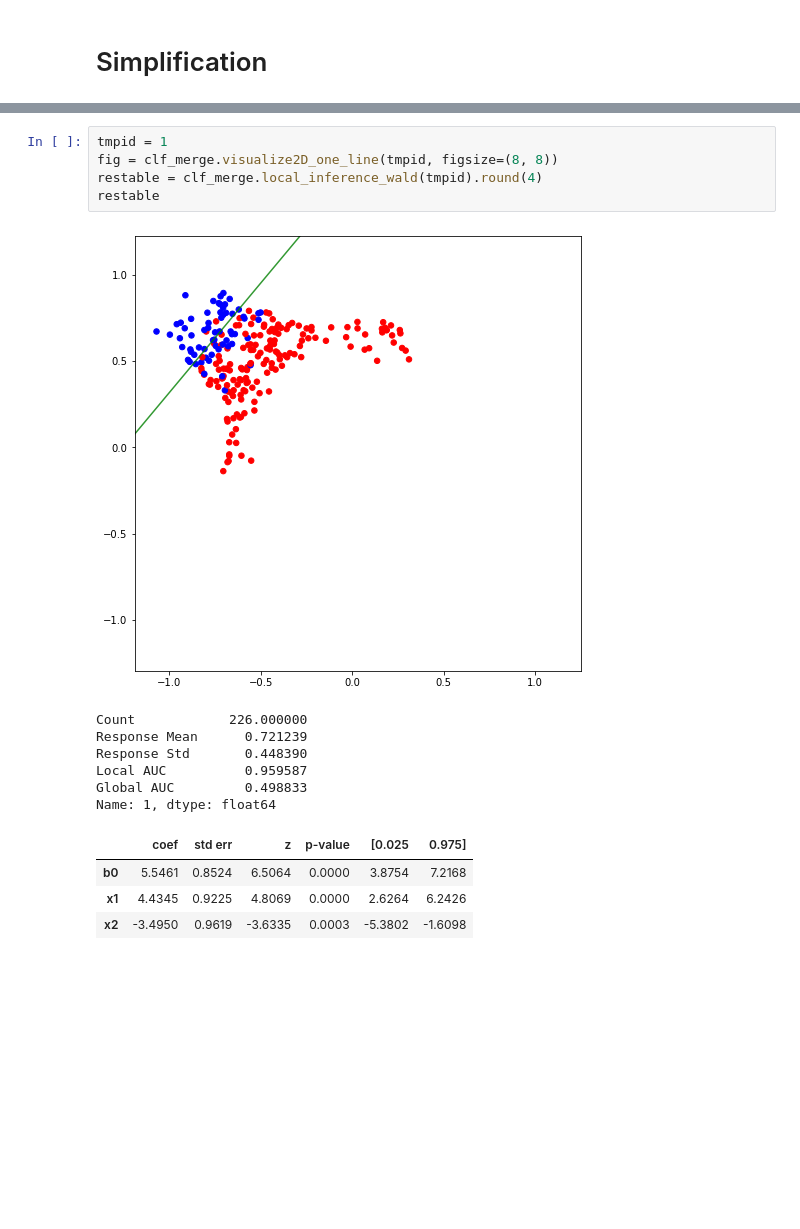
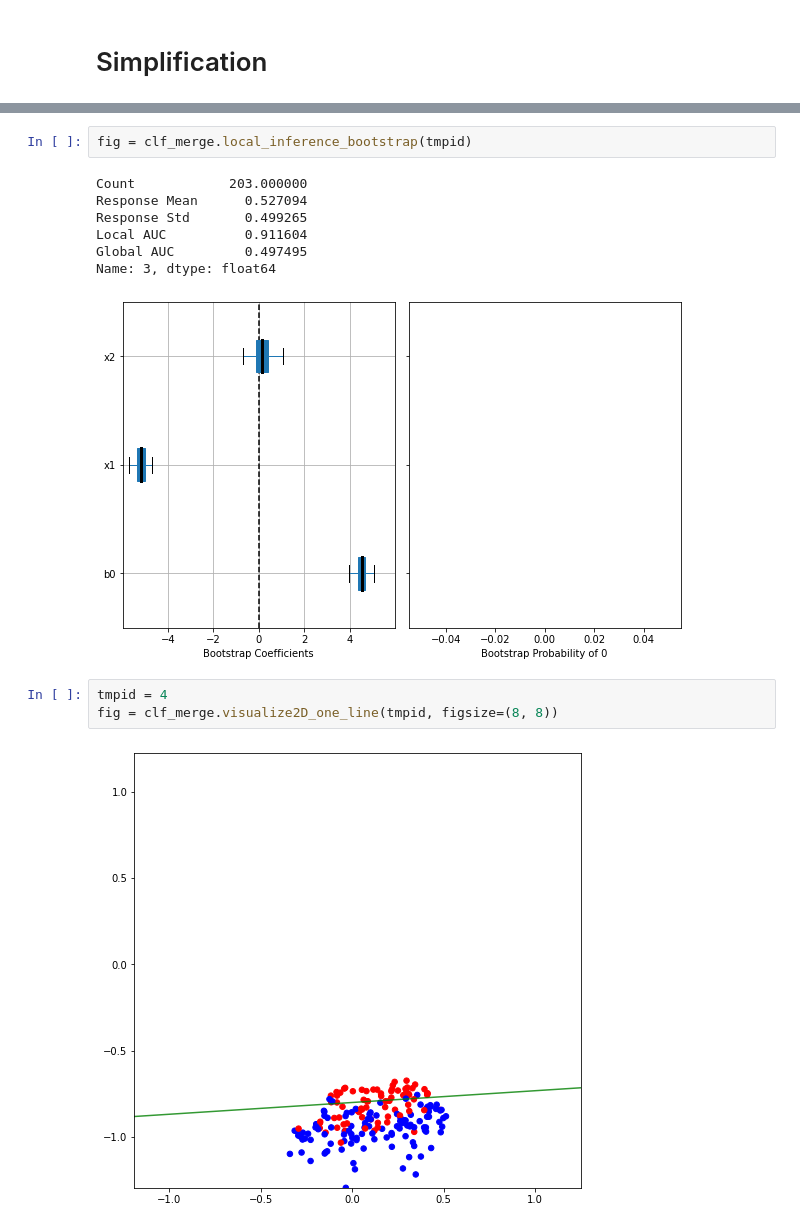
Before and after one commit to SelfExplainML/Aletheia, a Jupyter notebook: examples/CoCircles.ipynb, the cells around one changed output, grey strips where cells are left out. Drawn from its saved outputs; the diff is of its cells as text; blank space fills up the shorter version.

```diff
--- a/examples/CoCircles.ipynb
+++ b/examples/CoCircles.ipynb
@@ -208,18 +229,16 @@ Name: 0, dtype: float64
+# %%
+fig = clf_merge.local_inference_bootstrap(tmpid)
+# %% [output]
+Count            203.000000
+Response Mean      0.527094
+Response Std       0.499265
+Local AUC          0.911604
+Global AUC         0.497495
+Name: 3, dtype: float64
+[figure, added]
 # %%
-tmpid = 1
+tmpid = 4
 fig = clf_merge.visualize2D_one_line(tmpid, figsize=(8, 8))
-restable = clf_merge.local_inference_wald(tmpid).round(4)
-restable
 # %% [output]
-[figure, old version]
+[figure, new version]
-Count            226.000000
-Response Mean      0.721239
-Response Std       0.448390
-Local AUC          0.959587
-Global AUC         0.498833
-Name: 1, dtype: float64
-|  | coef | std err | z | p-value | [0.025 | 0.975] |
-| b0 | 5.5461 | 0.8524 | 6.5064 | 0.0000 | 3.8754 | 7.2168 |
-| x1 | 4.4345 | 0.9225 | 4.8069 | 0.0000 | 2.6264 | 6.2426 |
-| x2 | -3.4950 | 0.9619 | -3.6335 | 0.0003 | -5.3802 | -1.6098 |
 # %%
```
Also changed, not shown: parts of 50 cells of this notebook.
